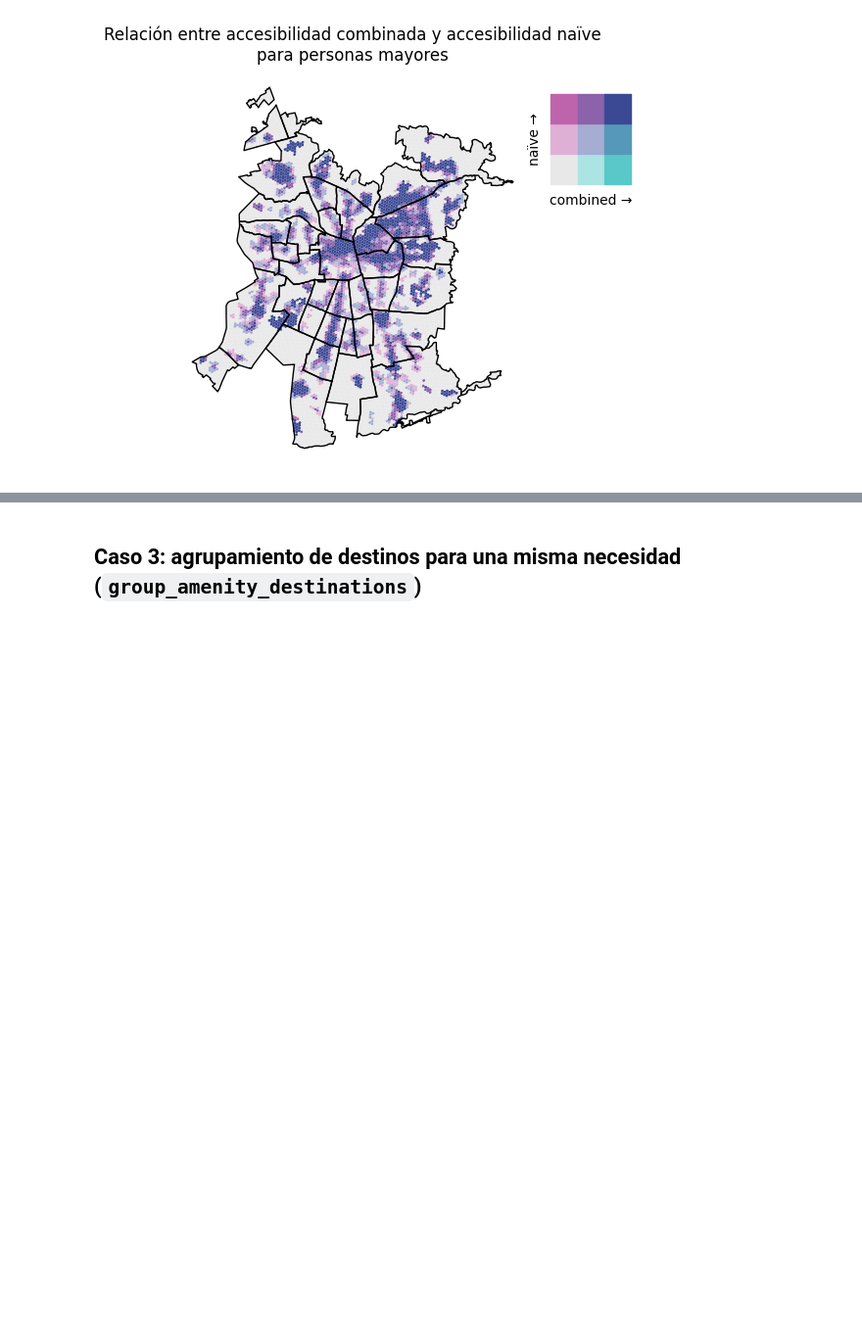
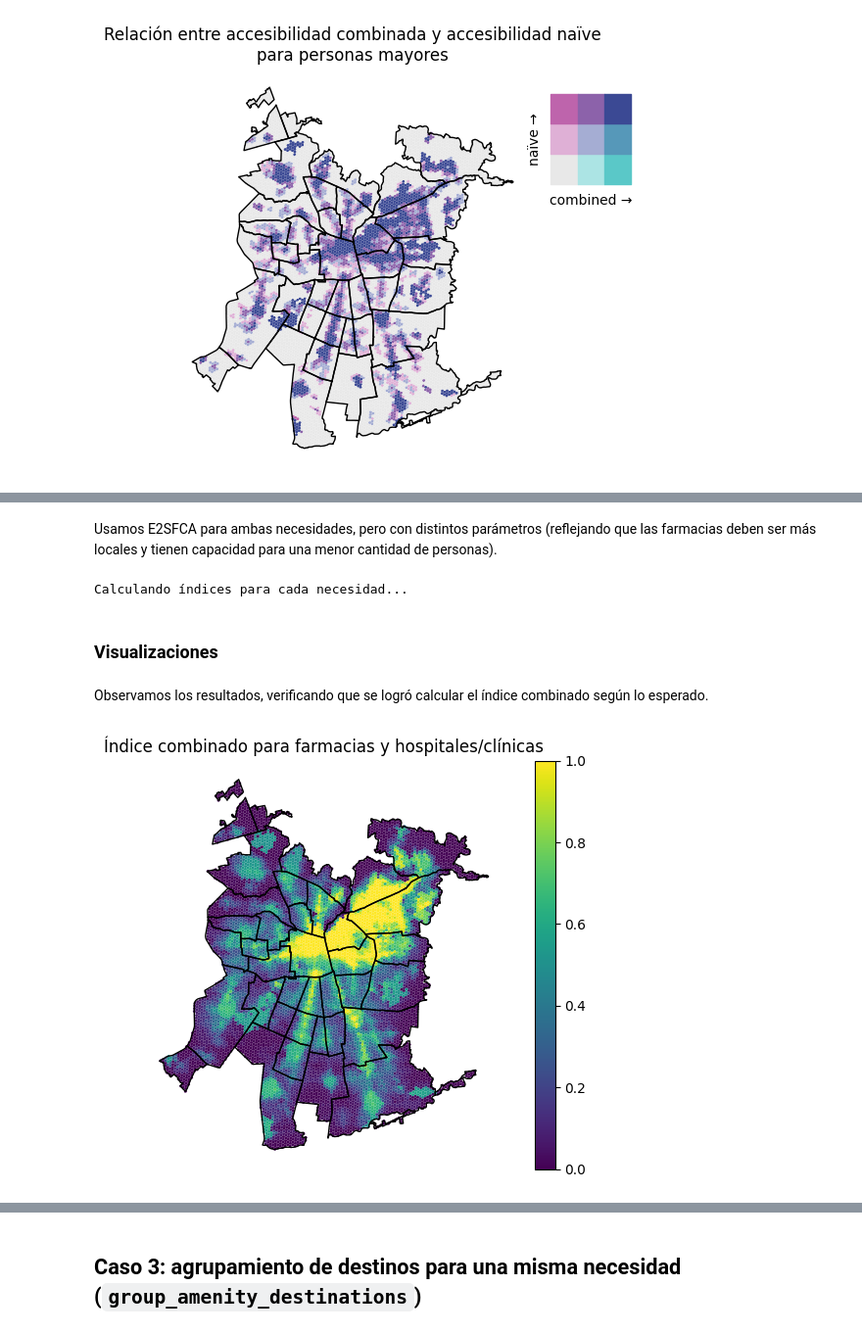
Before and after one commit to claugaete/x-minute-chile, a Jupyter notebook: notebooks/use-cases/merge_ttms.ipynb, the cells around one changed output, grey strips where cells are left out. Shown at 98% size. Drawn from its saved outputs; the diff is of its cells as text; code cells hidden in the pictures; blank space fills up the shorter version.

Commit message:
feat: agregar merge_amenities a merge_ttms.ipynb

```diff
--- a/notebooks/use-cases/merge_ttms.ipynb
+++ b/notebooks/use-cases/merge_ttms.ipynb
@@ -402,0 +428,10 @@ TODO
+# %%
+ttm_transit = xmin.TravelTimeMatrices.compute(
+    origins=origins_full,
+    amenities=[salud],
+    gtfs_paths=GTFS_SANTIAGO_PATH,
+    osm_path=OSM_SANTIAGO_PATH,
+    snap_to_network=True,
+    max_time=datetime.timedelta(minutes=60),
+    transport_modes=["WALK", "TRANSIT"],
+)
@@ -402,0 +440,2 @@ TODO
+# %%
+ttms_merged = travel_time.merge_amenities([ttm_walk, ttm_transit])
@@ -402,0 +455,36 @@ TODO
+# %% [markdown]
+Usamos E2SFCA para ambas necesidades, pero con distintos parámetros (reflejando
+que las farmacias deben ser más locales y tienen capacidad para una menor
+cantidad de personas).
+# %%
+e2sfca_salud = EnhancedTwoStepFca(
+    catchment_areas=[
+        (0, 20, 1.00),
+        (20, 40, 0.42),
+        (40, 60, 0.03),
+    ],
+    desired_ratio=20_000,
+)
+# %%
+acc = xmin.AccessibilityRatings.compute(
+    ttms_merged,
+    index_function={
+        "farmacias": e2sfca_farmacias,
+        "salud": e2sfca_salud
+    }
+)
+# %% [output]
+Calculando índices para cada necesidad...
+# %% [markdown]
+### Visualizaciones
+# %% [markdown]
+Observamos los resultados, verificando que se logró calcular el índice
+combinado según lo esperado.
+# %%
+ax = acc.visualize.choropleth("total", legend=True)
+ax.set_axis_off()
+ax.set_title("Índice combinado para farmacias y hospitales/clínicas")
+
+plt.tight_layout()
+# %% [output]
+[figure, added]
```
Also changed, not shown: parts of 13 cells of this notebook.
